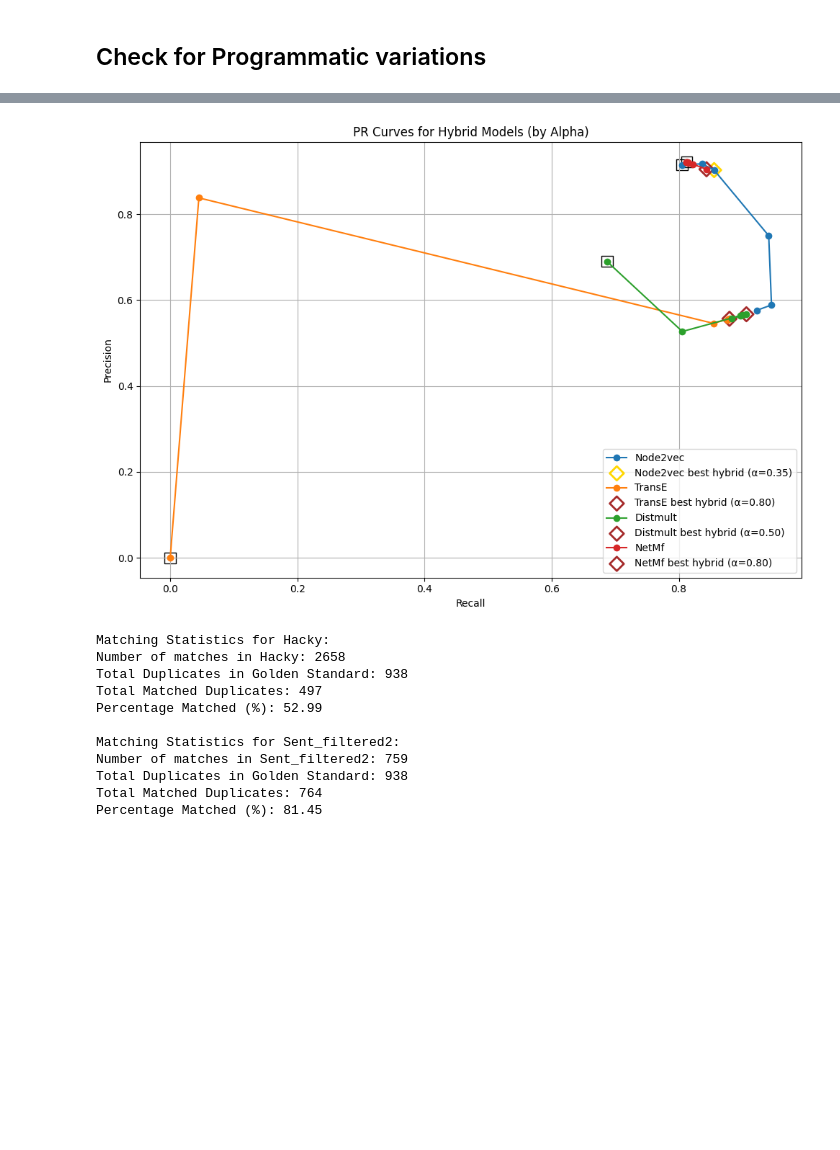
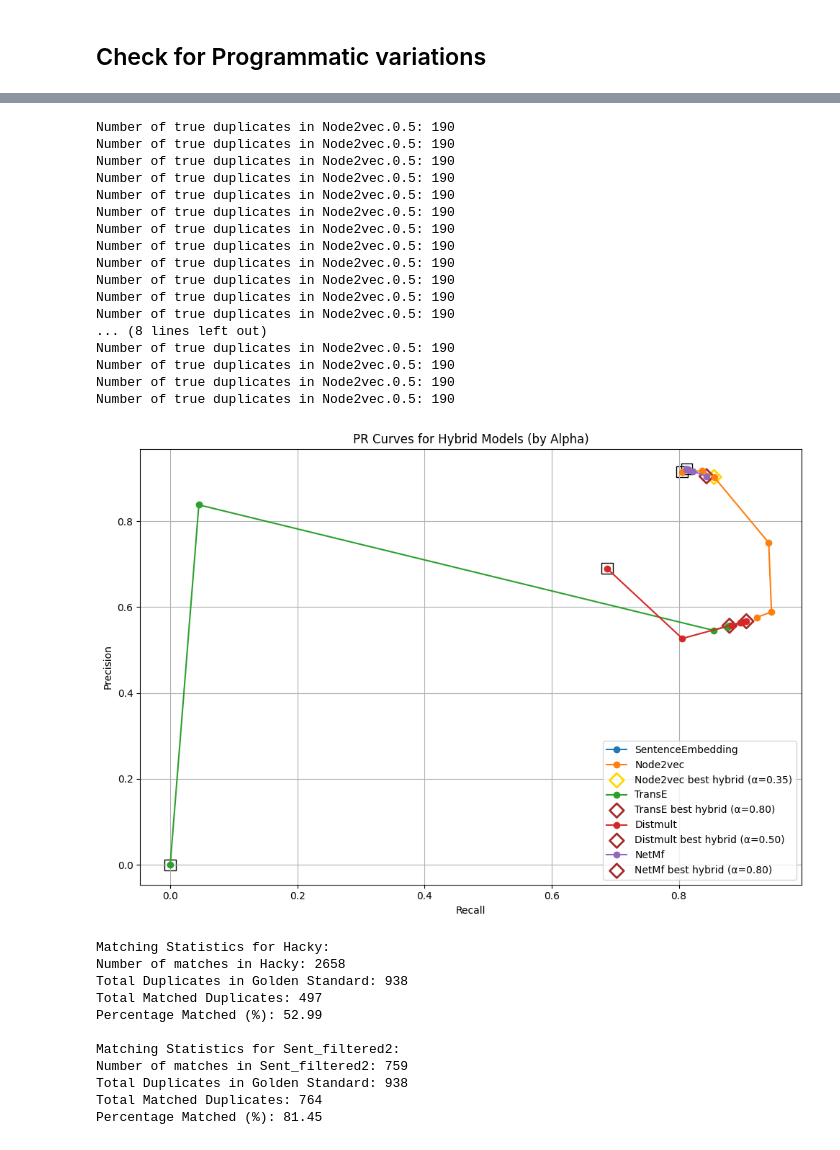
Before and after one commit to Timszy/entity-deduplication-hack-main, a Jupyter notebook: EvaluateProg_data.ipynb, the cells around one changed output, grey strips where cells are left out. Saved outputs shown, nothing was run; the diff lists cells and outputs as text; code cells hidden in the pictures; blank space fills up the shorter version.

```diff
--- a/EvaluateProg_data.ipynb
+++ b/EvaluateProg_data.ipynb
@@ -388,10 +406,11 @@ import json
 import os
 import matplotlib.pyplot as plt
 import numpy as np
-
+noise = 'high'
 # Path and file setup
 match_dir = f"matches_{noise}"
 model_bases = {
+    'SentenceEmbedding': "SentenceEmbedding_top_k5",
     'Node2vec': "HybridNode2vecLow_alpha_",
     'TransE': "HybridTransE_alpha_",
     'Distmult': "HybridDistmult_alpha_",
@@ -421,6 +440,20 @@ def evaluate_matches(match_data, golden_standard):
             axis=1
         )
     ]
+
+    true_duplicates = [
+        pair for match in data
+        for pair in [{
+            'entity1': extract_uuid(next(e['entity1'] for e in match['entities'] if 'entity1' in e).get("subject")),
+            'entity2': extract_uuid(next(e['entity2'] for e in match['entities'] if 'entity2' in e).get("subject"))
+        }]
+        if (
+            ('duplication_type' in match and match['duplication_type'] == 'exact') or
+            ('avg_literal_similarity' in match and str(match['avg_literal_similarity']) == '1.0')
+        )
+    ]
+    print(f"Number of true duplicates in {match_type}: {len(true_duplicates)}")
+
     TP = len(matched_rows)
     matched_pairs_set = set(
         (pair['entity1'], pair['entity2']) if pair['entity1'] <= pair['entity2'] else (pair['entity2'], pair['entity1'])
@@ -474,7 +507,7 @@ for model, curve in pr_curves.items():
 plt.figure(figsize=(10, 7))
 
 # Plot SentenceEmbedding (alpha=1.0) only once
-if 'SentenceEmbedding.json' in [os.path.basename(os.path.join(match_dir, "SentenceEmbedding.json"))]:
+if 'SentenceEmbedding_top_k5.json' in [os.path.basename(os.path.join(match_dir, "SentenceEmbedding_top_k5.json"))]:
     se_precision, se_recall = None, None
     for model, curve in pr_curves.items():
         for i, alpha in enumerate(curve['alphas']):
@@ -488,34 +521,51 @@ if 'SentenceEmbedding.json' in [os.path.basename(os.path.join(match_dir, "Senten
 # Plot each model's PR curve, highlight best hybrid, and highlight alpha=0.0
 for model, curve in pr_curves.items():
     hybrid_recalls = [r for a, r in zip(curve['alphas'], curve['recalls']) if a != 1.0]
     hybrid_precisions = [p for a, p in zip(curve['alphas'], curve['precisions']) if a != 1.0]
     hybrid_alphas = [a for a in curve['alphas'] if a != 1.0]
     plt.plot(hybrid_recalls, hybrid_precisions, marker='o', label=model)
     # Highlight starting point (alpha=0.0)
     if 0.0 in curve['alphas']:
         idx0 = curve['alphas'].index(0.0)
         plt.scatter(curve['recalls'][idx0], curve['precisions'][idx0], marker='s', s=120, color='none', edgecolor='black')
     # Find best hybrid (highest F1)
     best_idx_model = None
     best_f1_model = -1
     for i, (p, r) in enumerate(zip(hybrid_precisions, hybrid_recalls)):
         f1 = 2 * p * r / (p + r) if (p + r) > 0 else 0
         if f1 > best_f1_model:
             best_f1_model = f1
             best_idx_model = i
     if best_idx_model is not None:
         marker_color = 'gold' if model == best_model else 'brown'
         plt.scatter(hybrid_recalls[best_idx_model], hybrid_precisions[best_idx_model], marker='D', s=100, edgecolor=marker_color, facecolor='none', linewidths=2, label=f"{model} best hybrid (α={hybrid_alphas[best_idx_model]:.2f})")
 
 plt.xlabel('Recall')
 plt.ylabel('Precision')
 plt.title('PR Curves for Hybrid Models (by Alpha)')
 plt.legend()
 plt.grid(True)
 plt.tight_layout()
 plt.show()
 # %% [output]
+Number of true duplicates in Node2vec.0.5: 190
+Number of true duplicates in Node2vec.0.5: 190
+Number of true duplicates in Node2vec.0.5: 190
+Number of true duplicates in Node2vec.0.5: 190
+Number of true duplicates in Node2vec.0.5: 190
+Number of true duplicates in Node2vec.0.5: 190
+Number of true duplicates in Node2vec.0.5: 190
+Number of true duplicates in Node2vec.0.5: 190
+Number of true duplicates in Node2vec.0.5: 190
+Number of true duplicates in Node2vec.0.5: 190
+Number of true duplicates in Node2vec.0.5: 190
+Number of true duplicates in Node2vec.0.5: 190
+... (8 lines left out)
+Number of true duplicates in Node2vec.0.5: 190
+Number of true duplicates in Node2vec.0.5: 190
+Number of true duplicates in Node2vec.0.5: 190
+Number of true duplicates in Node2vec.0.5: 190
-[figure, old version]
+[figure, new version]
 # %%
 import pandas as pd
 import json
```
Also changed, not shown: parts of 5 cells of this notebook, 32 other files.
